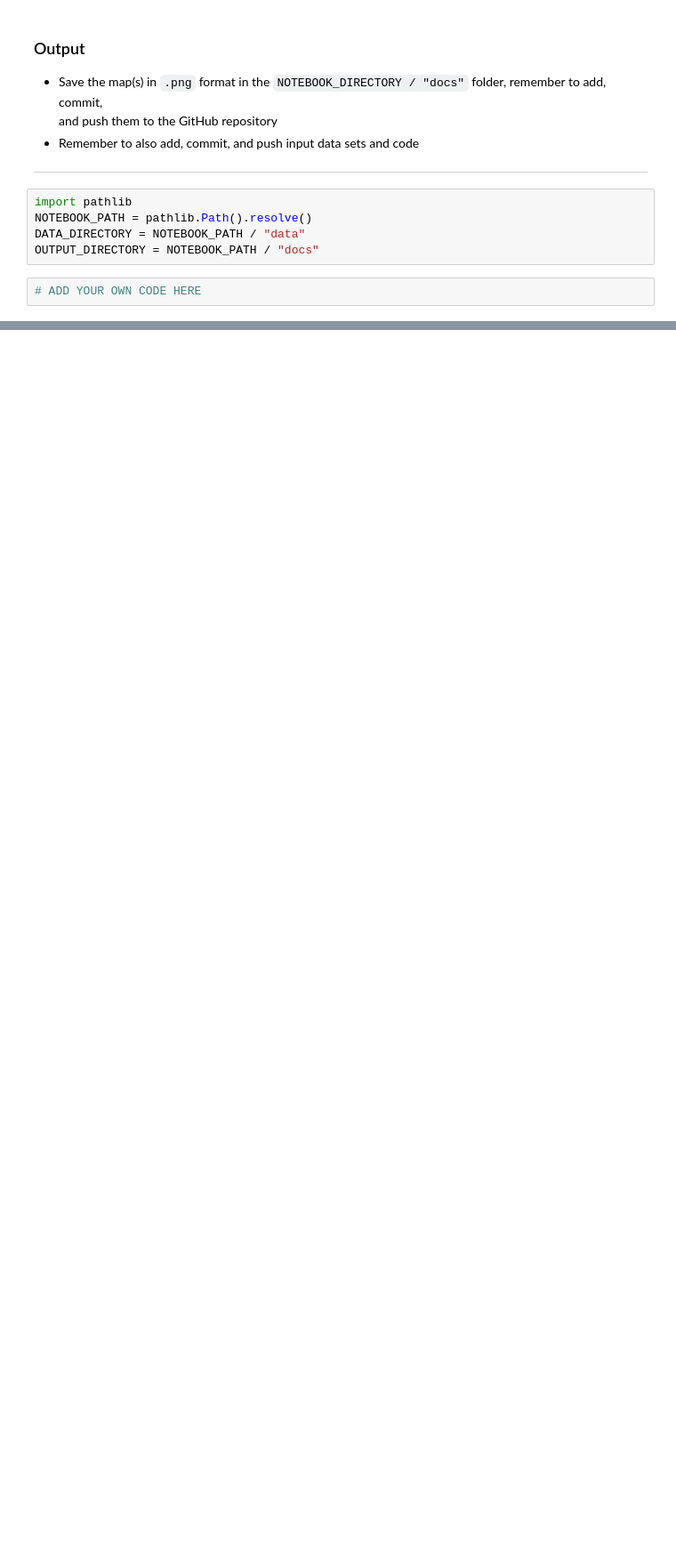
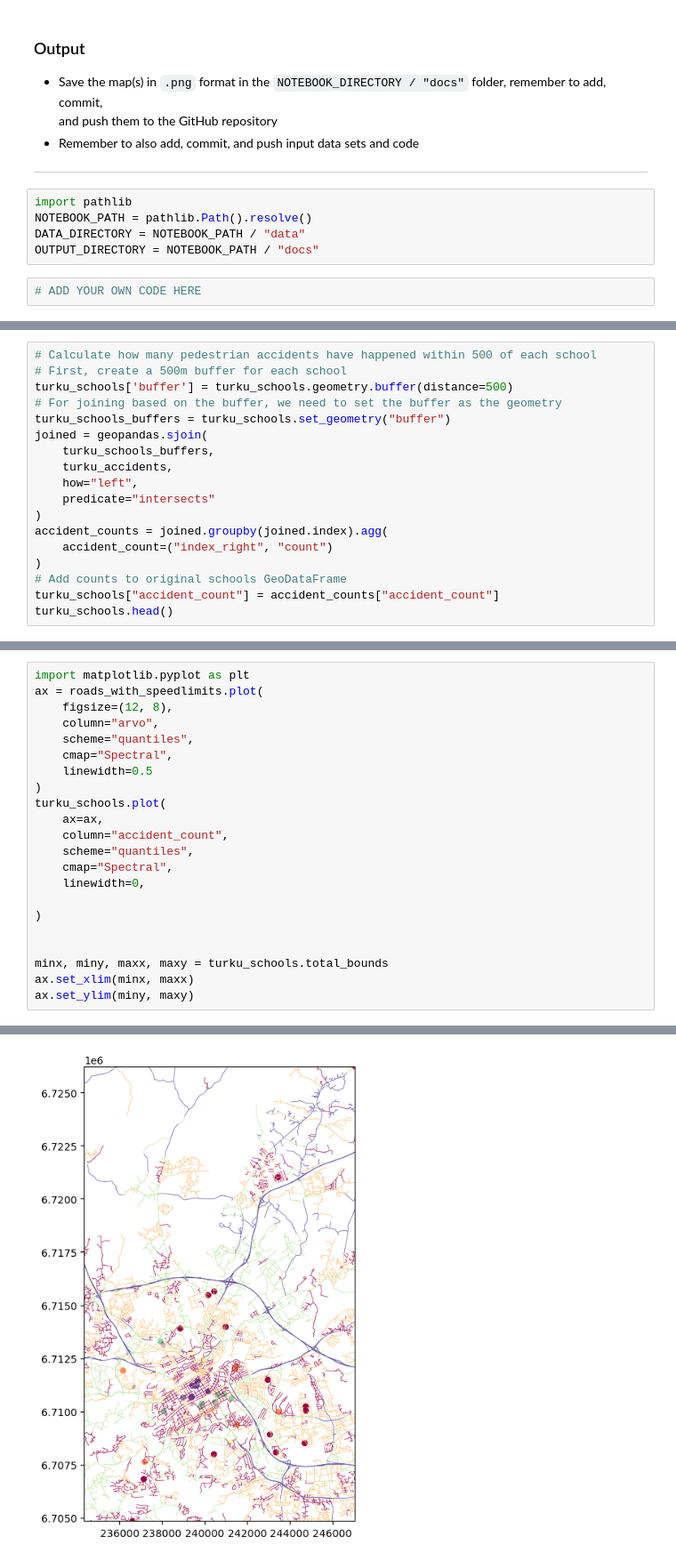
Before and after one commit to lasain/excercise-5-oma, a Jupyter notebook: Exercise-5-problem-1.ipynb, the cells around one changed output, grey strips where cells are left out. Shown at 89% size. Saved outputs shown, nothing was run; the diff lists cells and outputs as text; blank space fills up the shorter version.

```diff
--- a/Exercise-5-problem-1.ipynb
+++ b/Exercise-5-problem-1.ipynb
@@ -120,0 +153,18 @@ turku_schools
+# %%
+# Calculate how many pedestrian accidents have happened within 500 of each school
+# First, create a 500m buffer for each school
+turku_schools['buffer'] = turku_schools.geometry.buffer(distance=500)
+# For joining based on the buffer, we need to set the buffer as the geometry
+turku_schools_buffers = turku_schools.set_geometry("buffer")
+joined = geopandas.sjoin(
+    turku_schools_buffers,
+    turku_accidents,
+    how="left",
+    predicate="intersects"
+)
+accident_counts = joined.groupby(joined.index).agg(
+    accident_count=("index_right", "count")
+)
+# Add counts to original schools GeoDataFrame
+turku_schools["accident_count"] = accident_counts["accident_count"]
+turku_schools.head()
@@ -120,0 +232,23 @@ turku_schools
+# %%
+import matplotlib.pyplot as plt
+ax = roads_with_speedlimits.plot(
+    figsize=(12, 8),
+    column="arvo",
+    scheme="quantiles",
+    cmap="Spectral",
+    linewidth=0.5
+)
+turku_schools.plot(
+    ax=ax,
+    column="accident_count",
+    scheme="quantiles",
+    cmap="Spectral",
+    linewidth=0,
+
+)
+
+
+minx, miny, maxx, maxy = turku_schools.total_bounds
+ax.set_xlim(minx, maxx)
+ax.set_ylim(miny, maxy)
+# %% [output]
@@ -120,0 +256 @@ turku_schools
+[figure, added]
```
Also changed, not shown: parts of 11 cells of this notebook.
